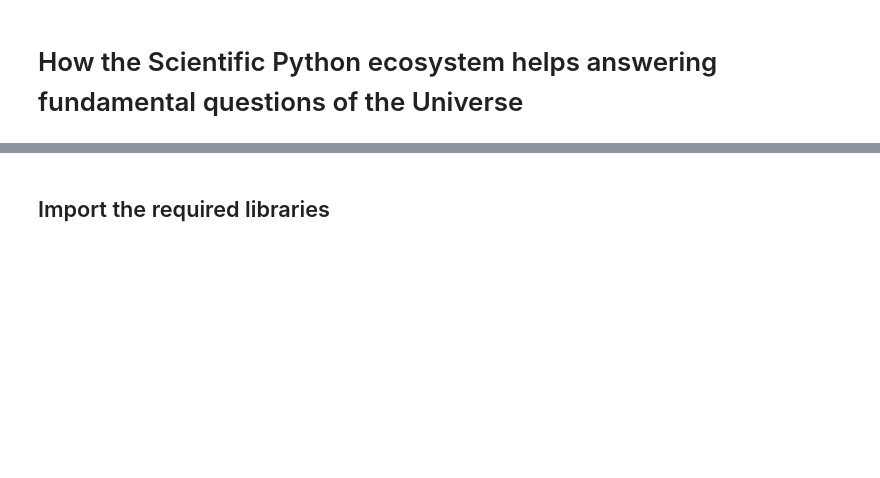
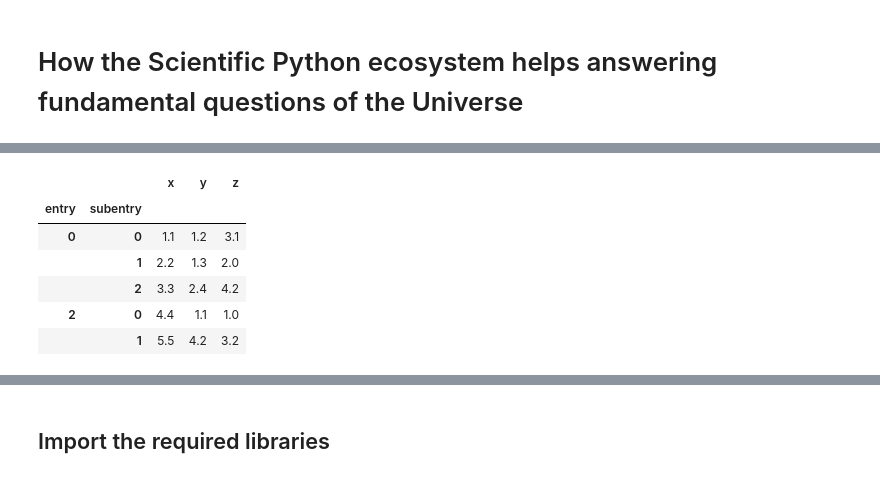
Before and after one commit to ekourlit/scipy2024-ATLAS-demo, a Jupyter notebook: analysis_demo_coffea.ipynb, the cells around one changed output, grey strips where cells are left out. Drawn from its saved outputs; the diff is of its cells as text; code cells hidden in the pictures; blank space fills up the shorter version.

```diff
--- a/analysis_demo_coffea.ipynb
+++ b/analysis_demo_coffea.ipynb
@@ -17,0 +34,18 @@ Those reconstructed particle objects, after various processing and data reductio
+# %%
+import awkward as ak
+
+example = ak.Array([
+    [{"x": 1.1, "y": 1.2, "z": 3.1}, {"x": 2.2, "y": 1.3, "z": 2}, {"x": 3.3, "y": 2.4, "z": 4.2}],     # this event contains three electrons with properties x, y, and z
+    [],                                                                                                 # this event contains no electrons
+    [{"x": 4.4, "y": 1.1, "z": 1}, {"x": 5.5, "y": 4.2, "z": 3.2}]                                      # this event contains two electrons with properties x, y, and z
+])
+
+ak.to_dataframe(example)
+# %% [output]
+|  |  | x | y | z |
+| entry | subentry |  |  |  |
+| 0 | 0 | 1.1 | 1.2 | 3.1 |
+|  | 1 | 2.2 | 1.3 | 2.0 |
+|  | 2 | 3.3 | 2.4 | 4.2 |
+| 2 | 0 | 4.4 | 1.1 | 1.0 |
+|  | 1 | 5.5 | 4.2 | 3.2 |
```
Also changed, not shown: parts of 18 cells of this notebook, 2 other files.
